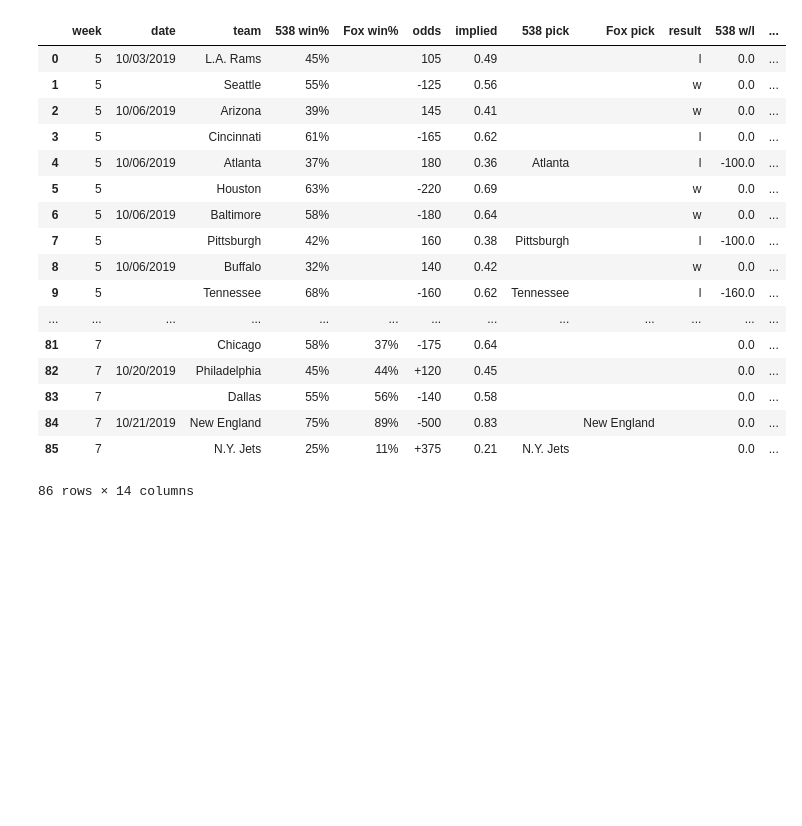
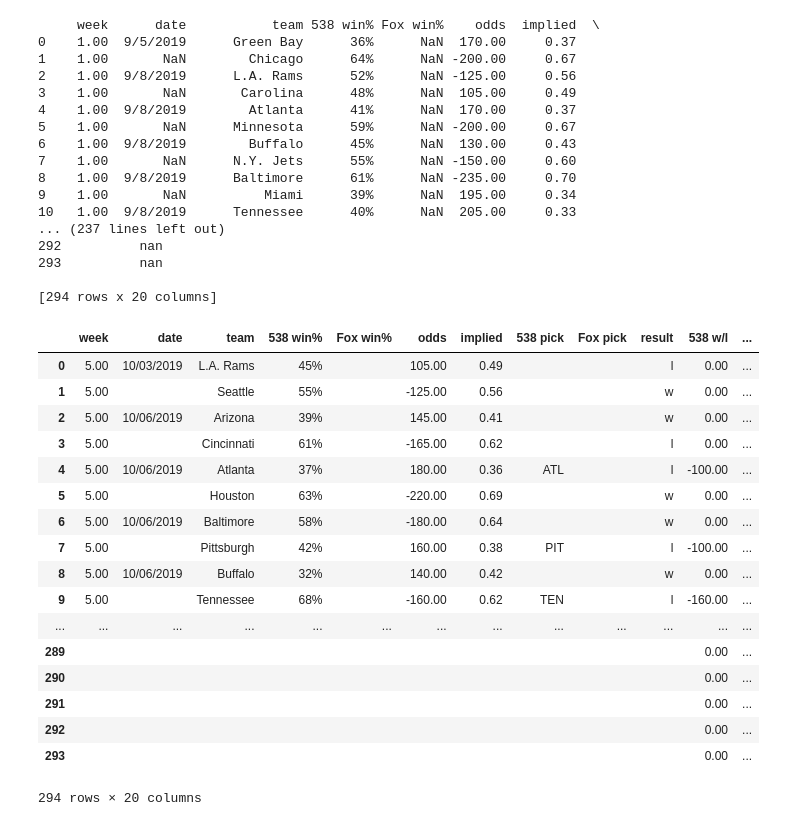
Before and after one commit to jmaloon1/NFL-Game-Predictor, a Jupyter notebook: Game Predictor.ipynb, the cells around one changed output. Saved outputs shown, nothing was run; the diff lists cells and outputs as text; code cells hidden in the pictures; blank space fills up the shorter version.

Commit message:
Add files via upload
Added old data. Need to fix formatting

```diff
--- a/Game Predictor.ipynb
+++ b/Game Predictor.ipynb
@@ -474,11 +506,14 @@ def pick(row, predictor):
         pick if there is one
     """
     if predictor + ' pick' in row.index:
-        return(row['pick'])
+        if row[predictor + ' pick'] == '':
+            return ''
+        else:
+            return(town_to_acronym_dict[row[predictor + ' pick']])
     elif row['implied'] == '':
         return('')
     elif (float(row[predictor + ' win%'][:-1])/100.0 > row['implied']):
-        return(row.team)
+        return(town_to_acronym_dict[row.team])
     else:
         return('')
 
@@ -593,14 +628,6 @@ def week_finder(date):
         week = 0
 
     return(week)
-def team_acronym_converter(team_acronyms):
-    """Converts acronym to team name
-    Args:
-        acronym: acronym of team
-    Returns:
-        name of team
-    """
-    return team_acronym[acronym]
 def writing_spreadsheet(df, filename):
     """Writing to spreadsheet
     Args:
@@ -611,49 +638,68 @@ def writing_spreadsheet(df, filename):
 # %%
 file_name = 'z:\\python projects\\NFL Game Outcome Spreadsheet.csv'
 
 df = getting_spreadsheet(file_name) # Retrieving Spreadsheet
+print(df)
 spreadsheet_formatter(df)
 old_games, current_games = separating_games(df)
+
 
 if not current_games.empty:
     current_games['odds'] = current_games.apply(lambda row: odds_formatter(row), axis=1)
     winners, losers = game_outcomes(current_games, week_num=week_finder(datetime.date.today()))
     current_games['result'] = current_games.apply(lambda row: team_won_lost(row, winners, losers), axis=1)
     current_games['538 w/l'] = current_games.apply(lambda row: money_won_lost(row, '538'), axis=1)
     current_games['Fox w/l'] = current_games.apply(lambda row: money_won_lost(row, 'Fox'), axis=1)
     current_games['538 total'] = current_games['538 w/l'].sum()
-    current_games['538 total'] = current_games['Fox w/l'].sum()
+    current_games['Fox total'] = current_games['Fox w/l'].sum()
     df = combining_data(old_games, current_games)
 
 df['date'] = df.apply(lambda row: date_formatter(row), axis=1)
 
 if datetime.date.today().strftime('%m/%d/%Y') > df.date.max():
     new_games, year = predictions_538(week_num=week_finder(datetime.date.today()))
     new_games = predictions_fox(new_games)
     new_games = loading_odds(new_games, year)
     new_games['implied'] = new_games.apply(lambda row: implied_probability(row), axis=1)
     new_games['538 pick'] = new_games.apply(lambda row: pick(row, '538'), axis=1)
     new_games['Fox pick'] = new_games.apply(lambda row: pick(row, 'Fox'), axis=1)
     df = combining_data(df, new_games)
-
+pd.options.display.float_format = '{:,.2f}'.format
 df
 #writing_spreadsheet(df, file_name)
 # %% [output]
+     week      date           team 538 win% Fox win%    odds  implied  \
+0    1.00  9/5/2019      Green Bay      36%      NaN  170.00     0.37
+1    1.00       NaN        Chicago      64%      NaN -200.00     0.67
+2    1.00  9/8/2019      L.A. Rams      52%      NaN -125.00     0.56
+3    1.00       NaN       Carolina      48%      NaN  105.00     0.49
+4    1.00  9/8/2019        Atlanta      41%      NaN  170.00     0.37
+5    1.00       NaN      Minnesota      59%      NaN -200.00     0.67
+6    1.00  9/8/2019        Buffalo      45%      NaN  130.00     0.43
+7    1.00       NaN      N.Y. Jets      55%      NaN -150.00     0.60
+8    1.00  9/8/2019      Baltimore      61%      NaN -235.00     0.70
+9    1.00       NaN          Miami      39%      NaN  195.00     0.34
+10   1.00  9/8/2019      Tennessee      40%      NaN  205.00     0.33
+... (237 lines left out)
+292          nan
+293          nan
+
+[294 rows x 20 columns]
 |  | week | date | team | 538 win% | Fox win% | odds | implied | 538 pick | Fox pick | result | 538 w/l | ... |
-| 0 | 5 | 10/03/2019 | L.A. Rams | 45% |  | 105 | 0.49 |  |  | l | 0.0 | ... |
-| 1 | 5 |  | Seattle | 55% |  | -125 | 0.56 |  |  | w | 0.0 | ... |
-| 2 | 5 | 10/06/2019 | Arizona | 39% |  | 145 | 0.41 |  |  | w | 0.0 | ... |
-| 3 | 5 |  | Cincinnati | 61% |  | -165 | 0.62 |  |  | l | 0.0 | ... |
-| 4 | 5 | 10/06/2019 | Atlanta | 37% |  | 180 | 0.36 | Atlanta |  | l | -100.0 | ... |
-| 5 | 5 |  | Houston | 63% |  | -220 | 0.69 |  |  | w | 0.0 | ... |
-| 6 | 5 | 10/06/2019 | Baltimore | 58% |  | -180 | 0.64 |  |  | w | 0.0 | ... |
-| 7 | 5 |  | Pittsburgh | 42% |  | 160 | 0.38 | Pittsburgh |  | l | -100.0 | ... |
-| 8 | 5 | 10/06/2019 | Buffalo | 32% |  | 140 | 0.42 |  |  | w | 0.0 | ... |
-| 9 | 5 |  | Tennessee | 68% |  | -160 | 0.62 | Tennessee |  | l | -160.0 | ... |
+| 0 | 5.00 | 10/03/2019 | L.A. Rams | 45% |  | 105.00 | 0.49 |  |  | l | 0.00 | ... |
+| 1 | 5.00 |  | Seattle | 55% |  | -125.00 | 0.56 |  |  | w | 0.00 | ... |
+| 2 | 5.00 | 10/06/2019 | Arizona | 39% |  | 145.00 | 0.41 |  |  | w | 0.00 | ... |
+| 3 | 5.00 |  | Cincinnati | 61% |  | -165.00 | 0.62 |  |  | l | 0.00 | ... |
+| 4 | 5.00 | 10/06/2019 | Atlanta | 37% |  | 180.00 | 0.36 | ATL |  | l | -100.00 | ... |
+| 5 | 5.00 |  | Houston | 63% |  | -220.00 | 0.69 |  |  | w | 0.00 | ... |
+| 6 | 5.00 | 10/06/2019 | Baltimore | 58% |  | -180.00 | 0.64 |  |  | w | 0.00 | ... |
+| 7 | 5.00 |  | Pittsburgh | 42% |  | 160.00 | 0.38 | PIT |  | l | -100.00 | ... |
+| 8 | 5.00 | 10/06/2019 | Buffalo | 32% |  | 140.00 | 0.42 |  |  | w | 0.00 | ... |
+| 9 | 5.00 |  | Tennessee | 68% |  | -160.00 | 0.62 | TEN |  | l | -160.00 | ... |
 | ... | ... | ... | ... | ... | ... | ... | ... | ... | ... | ... | ... | ... |
-| 81 | 7 |  | Chicago | 58% | 37% | -175 | 0.64 |  |  |  | 0.0 | ... |
-| 82 | 7 | 10/20/2019 | Philadelphia | 45% | 44% | +120 | 0.45 |  |  |  | 0.0 | ... |
-| 83 | 7 |  | Dallas | 55% | 56% | -140 | 0.58 |  |  |  | 0.0 | ... |
-| 84 | 7 | 10/21/2019 | New England | 75% | 89% | -500 | 0.83 |  | New England |  | 0.0 | ... |
-| 85 | 7 |  | N.Y. Jets | 25% | 11% | +375 | 0.21 | N.Y. Jets |  |  | 0.0 | ... |
+| 289 |  |  |  |  |  |  |  |  |  |  | 0.00 | ... |
+| 290 |  |  |  |  |  |  |  |  |  |  | 0.00 | ... |
+| 291 |  |  |  |  |  |  |  |  |  |  | 0.00 | ... |
+| 292 |  |  |  |  |  |  |  |  |  |  | 0.00 | ... |
+| 293 |  |  |  |  |  |  |  |  |  |  | 0.00 | ... |
-86 rows × 14 columns
+294 rows × 20 columns
```
Also changed, not shown: parts of 2 cells of this notebook.
